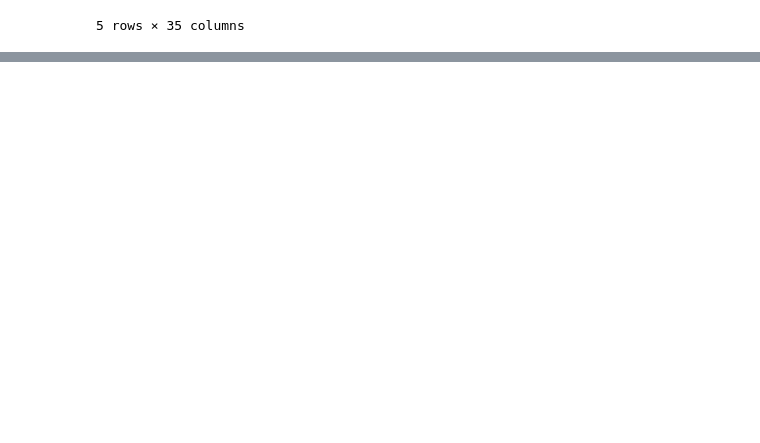
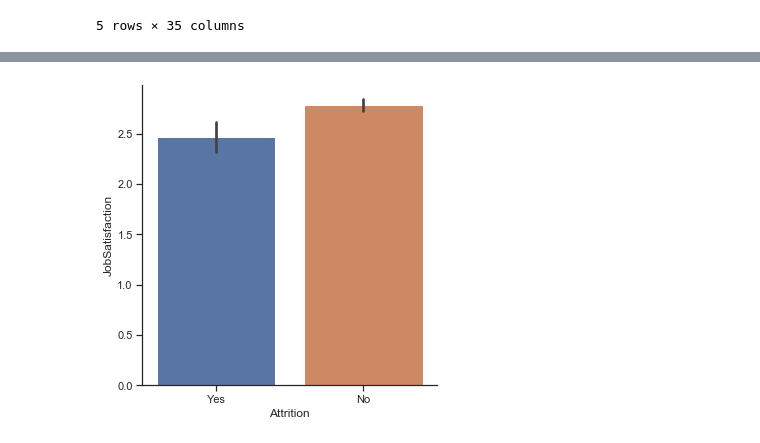
Before and after one commit to Aliam95/JAVA-IOT_BigDataHadoop, a Jupyter notebook: Dataviz/Dataviz_Exo.ipynb, the cells around one changed output, grey strips where cells are left out. Cells and saved outputs as stored; diff of their text form; code cells hidden in the pictures; blank space fills up the shorter version.

```diff
--- a/Dataviz/Dataviz_Exo.ipynb
+++ b/Dataviz/Dataviz_Exo.ipynb
@@ -163,0 +177,6 @@ ibm.head()
+# %%
+#2)
+sns.set(style="ticks")
+l1 = sns.catplot(x='Attrition', y='JobSatisfaction', data=ibm, kind='bar')
+# %% [output]
+[figure, added]
```
Also changed, not shown: parts of 44 cells of this notebook.
